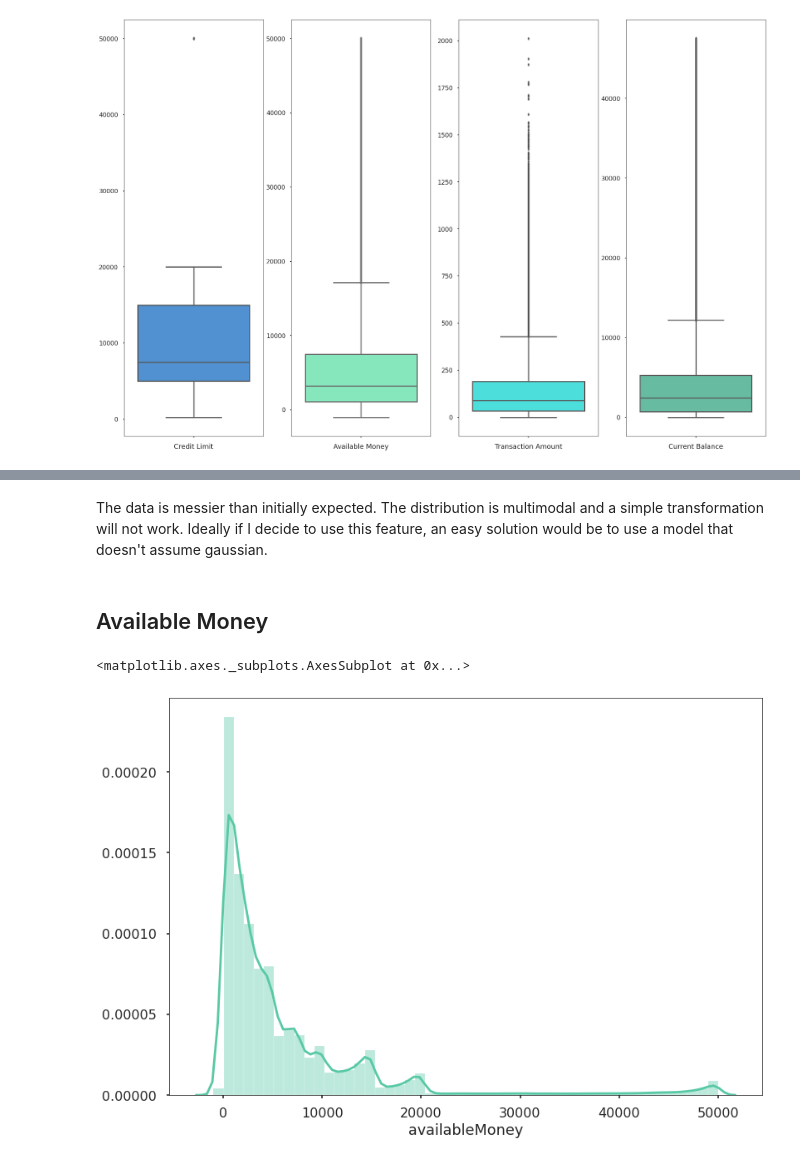
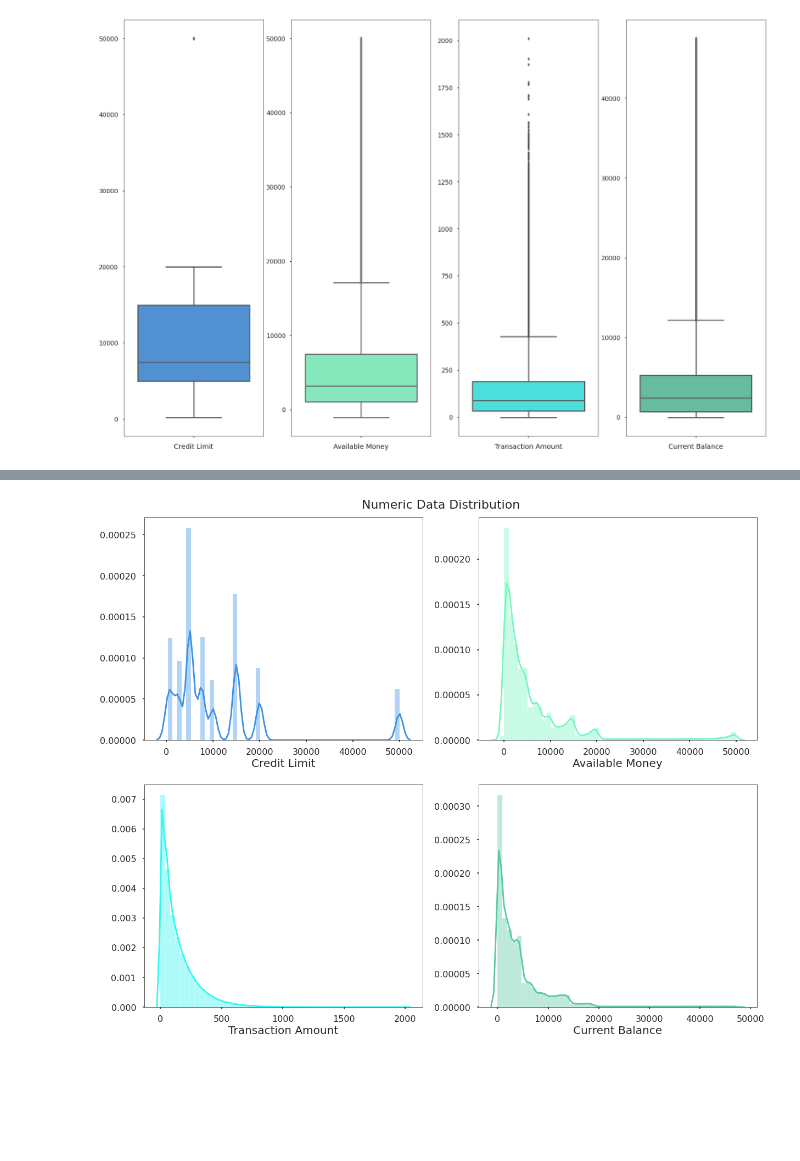
Before and after one commit to jbofill10/C1_Transaction_Data, a Jupyter notebook: Visualizations.ipynb, the cells around one changed output, grey strips where cells are left out. Drawn from its saved outputs; the diff is of its cells as text; code cells hidden in the pictures; blank space fills up the shorter version.

Commit message:
Improve visualizations with subplots

```diff
--- a/Visualizations.ipynb
+++ b/Visualizations.ipynb
@@ -61,11 +57,19 @@ sns.distplot(df['creditLimit'])
-# %% [markdown]
-The data is messier than initially expected. The distribution is multimodal and a simple transformation will not work.
-Ideally if I decide to use this feature, an easy solution would be to use a model that doesn't assume gaussian.
-# %% [markdown]
-## Available Money
-# %%
-sns.distplot(df['availableMoney'], color='#59C9A5')
-# %% [output]
-<matplotlib.axes._subplots.AxesSubplot at 0x...>
-[figure, removed]
+# %%
+fig, ax = plt.subplots(nrows=2, ncols=2, figsize=(20,15))
+
+numeric_cols = ['creditLimit', 'availableMoney', 'transactionAmount', 'currentBalance']
+neat_cols = ['Credit Limit', 'Available Money', 'Transaction Amount', 'Current Balance']
+colors = ['#3C91E6', '#76F7BF', '#34F6F2', '#59C9A5']
+counter = 0
+for i in range(2):
+    for j in range(2):
+        sns.distplot(df[numeric_cols[counter]], ax=ax[i][j], color=colors[counter])
+        ax[i][j].set_xlabel(neat_cols[counter], fontsize=20)
+        ax[i][j].set_ylabel('')
+        counter+=1
+
+fig.suptitle('Numeric Data Distribution', fontsize=22)
+fig.subplots_adjust(top=0.95)
+# %% [output]
+[figure, added]
 # %% [markdown]
```
Also changed, not shown: parts of 5 cells of this notebook.
